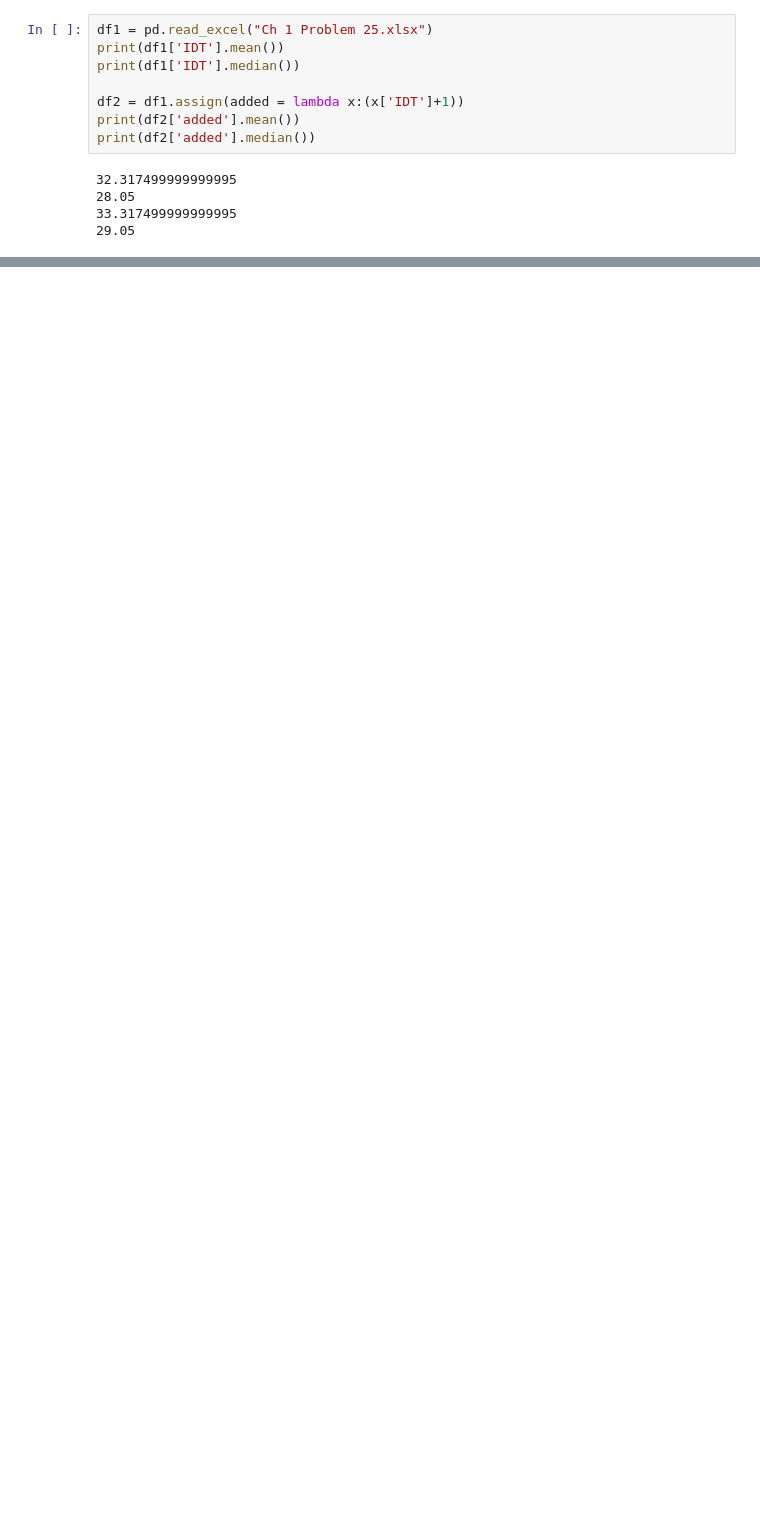
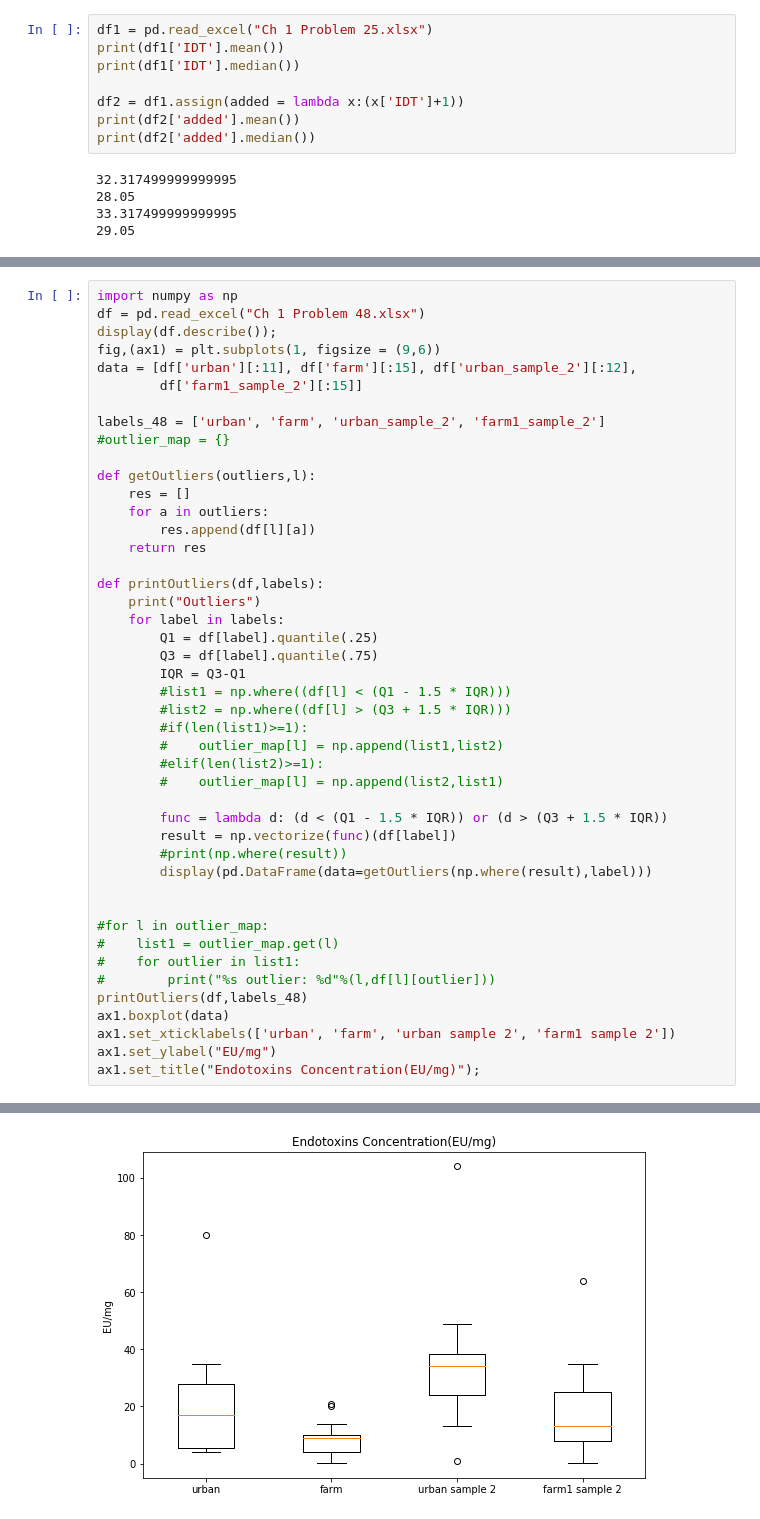
Before and after one commit to Viraj-Joshi/SDS321-HW, a Jupyter notebook: HW1 - Viraj Joshi vj3675.ipynb, the cells around one changed output, grey strips where cells are left out. Saved outputs shown, nothing was run; the diff lists cells and outputs as text; blank space fills up the shorter version.

```diff
--- a/HW1 - Viraj Joshi vj3675.ipynb
+++ b/HW1 - Viraj Joshi vj3675.ipynb
@@ -144,0 +162,46 @@ $ \overline{x} \text{ } and \text{ } \tilde{x}$ ,when the $x_{i}$ th observation
+# %%
+import numpy as np
+df = pd.read_excel("Ch 1 Problem 48.xlsx")
+display(df.describe());
+fig,(ax1) = plt.subplots(1, figsize = (9,6))
+data = [df['urban'][:11], df['farm'][:15], df['urban_sample_2'][:12],
+        df['farm1_sample_2'][:15]]
+
+labels_48 = ['urban', 'farm', 'urban_sample_2', 'farm1_sample_2']
+#outlier_map = {}
+
+def getOutliers(outliers,l):
+    res = []
+    for a in outliers:
+        res.append(df[l][a])
+    return res
+
+def printOutliers(df,labels):
+    print("Outliers")
+    for label in labels:
+        Q1 = df[label].quantile(.25)
+        Q3 = df[label].quantile(.75)
+        IQR = Q3-Q1
+        #list1 = np.where((df[l] < (Q1 - 1.5 * IQR)))
+        #list2 = np.where((df[l] > (Q3 + 1.5 * IQR)))
+        #if(len(list1)>=1):
+        #    outlier_map[l] = np.append(list1,list2)
+        #elif(len(list2)>=1):
+        #    outlier_map[l] = np.append(list2,list1)
+
+        func = lambda d: (d < (Q1 - 1.5 * IQR)) or (d > (Q3 + 1.5 * IQR))
+        result = np.vectorize(func)(df[label])
+        #print(np.where(result))
+        display(pd.DataFrame(data=getOutliers(np.where(result),label)))
+
+
+#for l in outlier_map:
+#    list1 = outlier_map.get(l)
+#    for outlier in list1:
+#        print("%s outlier: %d"%(l,df[l][outlier]))
+printOutliers(df,labels_48)
+ax1.boxplot(data)
+ax1.set_xticklabels(['urban', 'farm', 'urban sample 2', 'farm1 sample 2'])
+ax1.set_ylabel("EU/mg")
+ax1.set_title("Endotoxins Concentration(EU/mg)");
+# %% [output]
@@ -144,0 +226 @@ $ \overline{x} \text{ } and \text{ } \tilde{x}$ ,when the $x_{i}$ th observation
+[figure, added]
```
Also changed, not shown: parts of 17 cells of this notebook.
